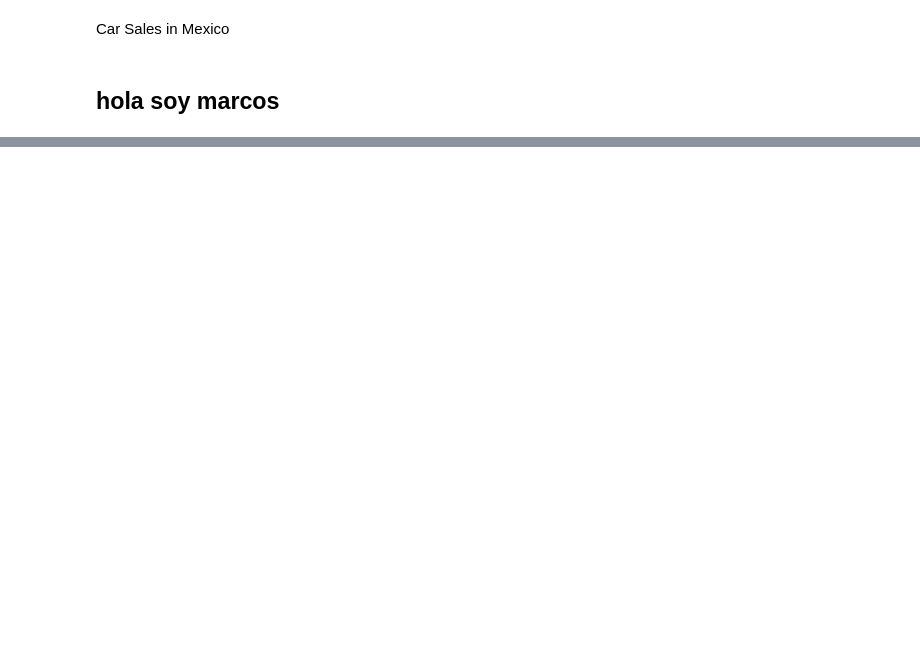
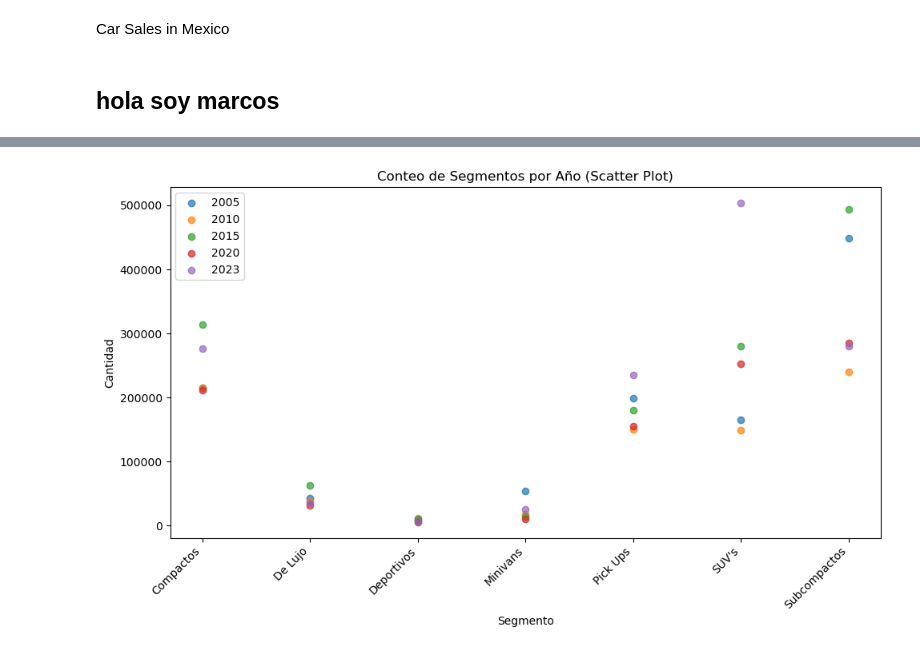
Before and after one commit to AngelesVillagrana/Project-1, a Jupyter notebook: Project-1-Car-Sales.ipynb, the cells around one changed output, grey strips where cells are left out. Cells and saved outputs as stored; diff of their text form; code cells hidden in the pictures; blank space fills up the shorter version.

```diff
--- a/Project-1-Car-Sales.ipynb
+++ b/Project-1-Car-Sales.ipynb
@@ -38,0 +181,20 @@ Name: 88962, dtype: object
+# %%
+# Crear la figura y los ejes del gráfico
+plt.figure(figsize=(10, 6))
+
+# Iterar sobre los años y graficar los conteos de segmentos como puntos scatter
+for año, conteo_segmentos_año in conteo_por_año.items():
+    plt.scatter(conteo_segmentos_año.index, conteo_segmentos_año.values, label=str(año), alpha=0.7)
+
+# Agregar título y etiquetas de los ejes
+plt.title('Conteo de Segmentos por Año (Scatter Plot)')
+plt.xlabel('Segmento')
+plt.ylabel('Cantidad')
+plt.xticks(rotation=45, ha='right')
+plt.legend()
+
+# Mostrar el gráfico
+plt.tight_layout()
+plt.show()
+# %% [output]
+[figure, added]
```
Also changed, not shown: parts of 6 cells of this notebook.
